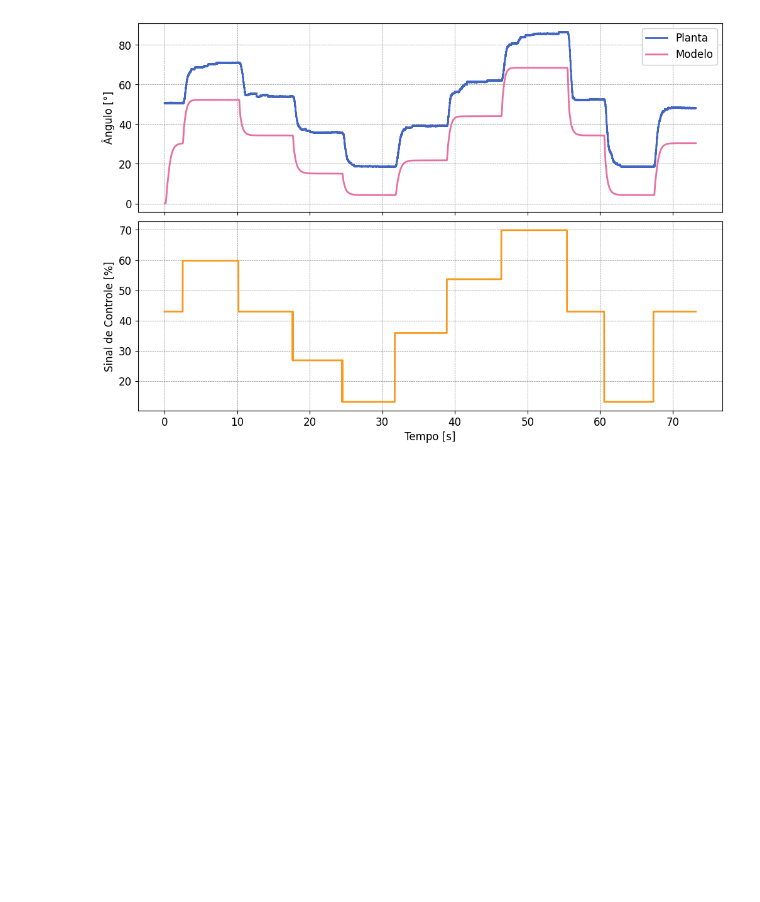
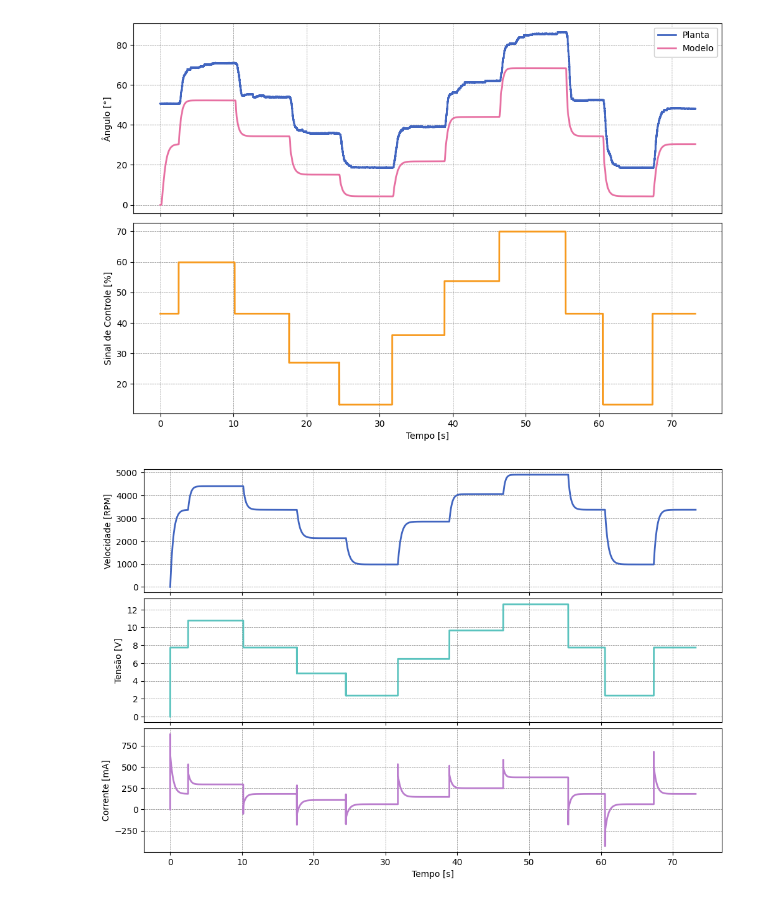
Before and after one commit to ErickNMA/LCD, a Jupyter notebook: ensaios_planta/fan-plate_SIM.ipynb, the cells around one changed output. Drawn from its saved outputs; the diff is of its cells as text; code cells hidden in the pictures; blank space fills up the shorter version.

```diff
--- a/ensaios_planta/fan-plate_SIM.ipynb
+++ b/ensaios_planta/fan-plate_SIM.ipynb
@@ -14,7 +14,7 @@ plt.style.use([
     'retro'
 ])
 plt.rcParams['lines.linewidth'] = 2
-plt.rcParams['font.size'] = 12
+plt.rcParams['font.size'] = 10
 plt.rcParams['figure.figsize'] = (12, 8)
 # %%
 #Dados da planta:
@@ -46,12 +46,13 @@ class FANPLATE():
         self.w = 0
         self.dth = 0
         self.th = 0
+        self.Vt = 0
 
     def model_update(self, PWM, T):
         #Ajuste de tensão para PWM percentual:
-        Vt = PWM*13.5/75
+        self.Vt = PWM*13.5/75
         #Diferencial de corrente:
-        dIa = ((Vt/self.La)-(self.Ra*self.Ia/self.La)-(self.kaphi*self.w/self.La))
+        dIa = ((self.Vt/self.La)-(self.Ra*self.Ia/self.La)-(self.kaphi*self.w/self.La))
         #Integrando a corrente:
         self.Ia += dIa*T
         #Diferencial de velocidade do motor:
@@ -101,31 +102,57 @@ time = degma[0]
 pwm = degma[3]
 
 #Ângulo da planta:
 ang = degma[1]
 
 #Listas vazias para armazenar os dados:
 th = [0]
+ia = [0]
+w = [0]
+vt = [0]
 
 #Loop de simulação discreta:
 for i in range(1, len(time)):
     fp.model_update(pwm[i], (time[i]-time[i-1]))
     th.append(fp.th)
+    ia.append(fp.Ia)
+    w.append(fp.w)
+    vt.append(fp.Vt)
 
 #Conversão dos dados:
 th = np.degrees(np.array(th))
+vt = np.array(vt)
+ia = np.array(ia)
+w = np.array(w)
 
 #Plot:
 plt.subplots(2, 1, sharex=True)
 plt.subplots_adjust(hspace=0.05)
 plt.subplot(2, 1, 1)
 plt.plot(time, ang, label='Planta')
 plt.plot(time, th, label='Modelo')
 plt.ylabel('Ângulo [°]')
 plt.legend()
 plt.subplot(2, 1, 2)
 plt.plot(time, pwm, color='C4')
 plt.ylabel('Sinal de Controle [%]')
 plt.xlabel('Tempo [s]')
 plt.show()
+
+#Plot:
+plt.subplots(3, 1, sharex=True)
+plt.subplots_adjust(hspace=0.05)
+plt.subplot(3, 1, 1)
+plt.plot(time, w*60/(2*np.pi))
+plt.ylabel('Velocidade [RPM]')
+plt.subplot(3, 1, 2)
+plt.plot(time, vt, color='C2')
+plt.ylabel('Tensão [V]')
+plt.xlabel('Tempo [s]')
+plt.subplot(3, 1, 3)
+plt.plot(time, ia*1e3, color='C5')
+plt.ylabel('Corrente [mA]')
+plt.xlabel('Tempo [s]')
+plt.show()
 # %% [output]
-[figure, old version]
+[figure, new version]
+[figure, added]
```
